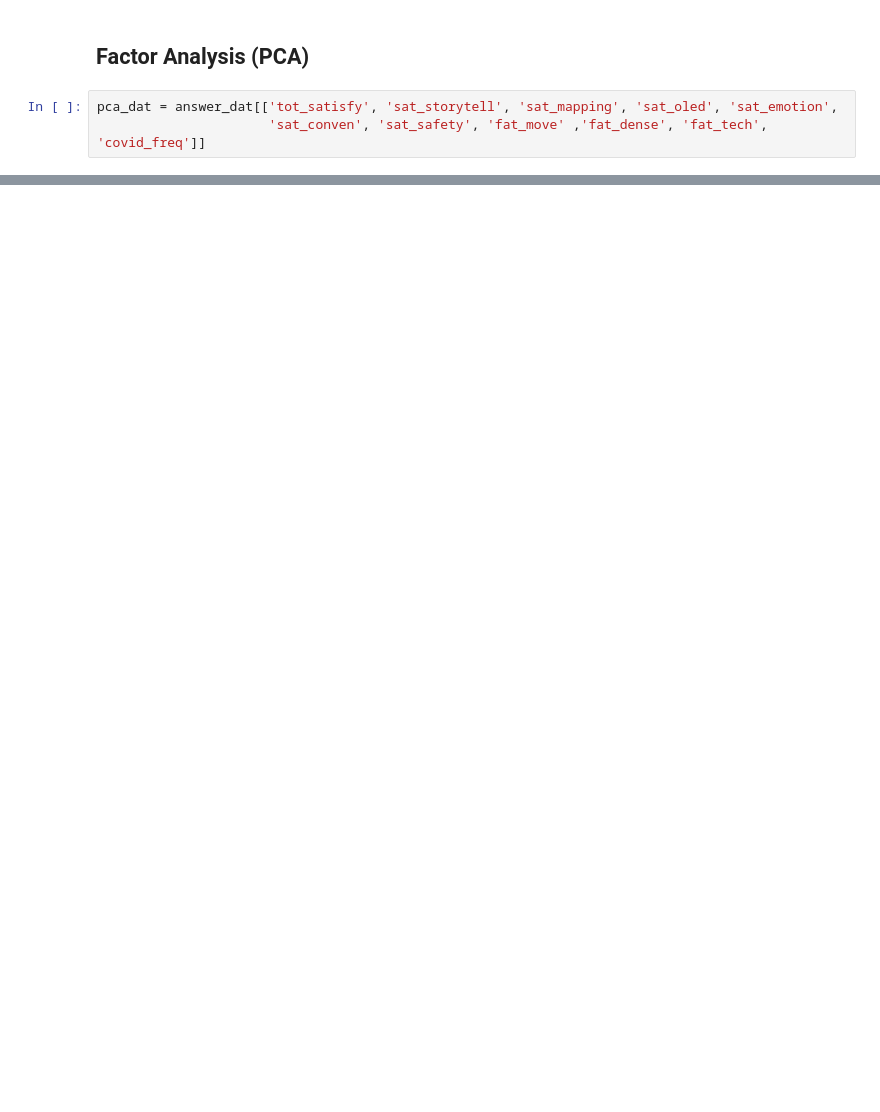
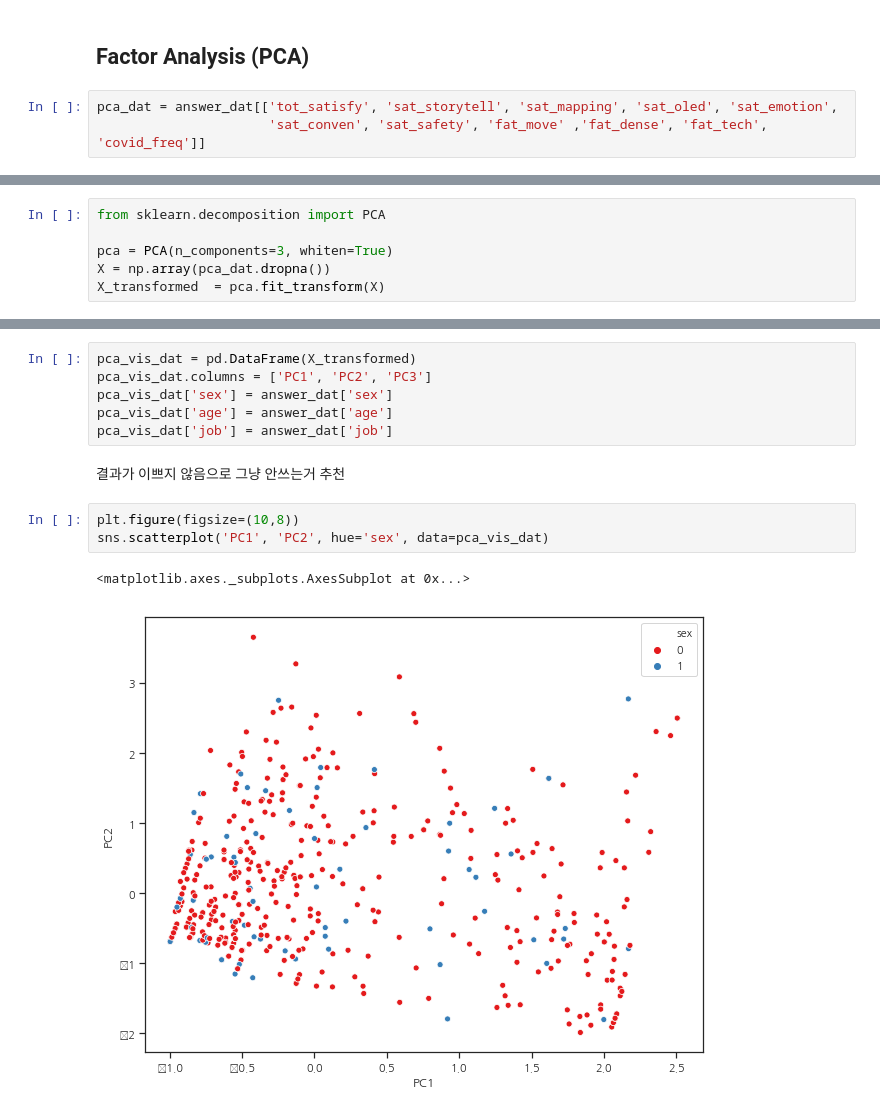
Before and after one commit to fhzh123/topic_example, a Jupyter notebook: EDA_2020_12_15/EDA.ipynb, the cells around one changed output, grey strips where cells are left out. Saved outputs shown, nothing was run; the diff lists cells and outputs as text; blank space fills up the shorter version.

```diff
--- a/EDA_2020_12_15/EDA.ipynb
+++ b/EDA_2020_12_15/EDA.ipynb
@@ -367,0 +364,6 @@ X_transformed.shape
+# %%
+from sklearn.decomposition import PCA
+
+pca = PCA(n_components=3, whiten=True)
+X = np.array(pca_dat.dropna())
+X_transformed  = pca.fit_transform(X)
@@ -367,0 +402,14 @@ X_transformed.shape
+# %%
+pca_vis_dat = pd.DataFrame(X_transformed)
+pca_vis_dat.columns = ['PC1', 'PC2', 'PC3']
+pca_vis_dat['sex'] = answer_dat['sex']
+pca_vis_dat['age'] = answer_dat['age']
+pca_vis_dat['job'] = answer_dat['job']
+# %% [markdown]
+결과가 이쁘지 않음으로 그냥 안쓰는거 추천
+# %%
+plt.figure(figsize=(10,8))
+sns.scatterplot('PC1', 'PC2', hue='sex', data=pca_vis_dat)
+# %% [output]
+<matplotlib.axes._subplots.AxesSubplot at 0x...>
+[figure, added]
```
Also changed, not shown: parts of 18 cells of this notebook.
